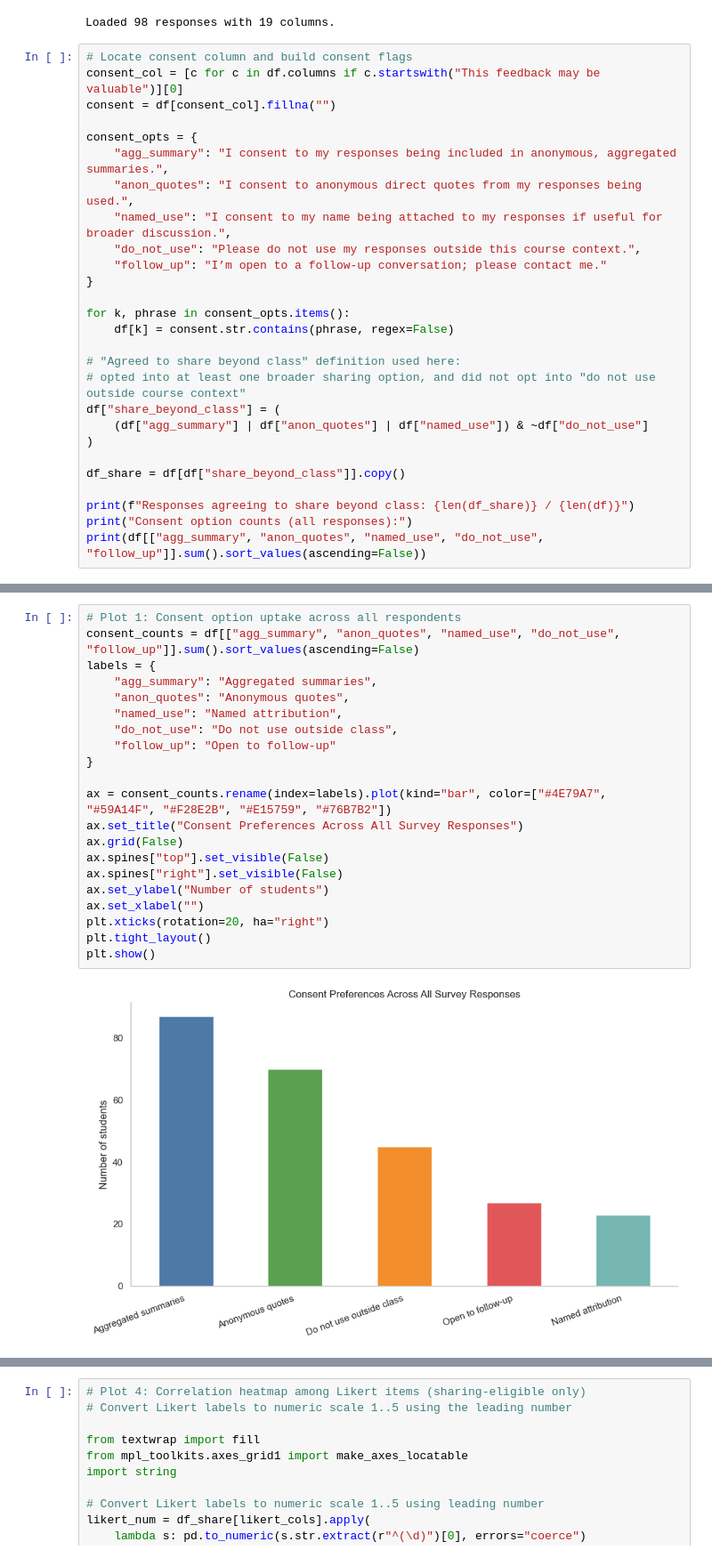
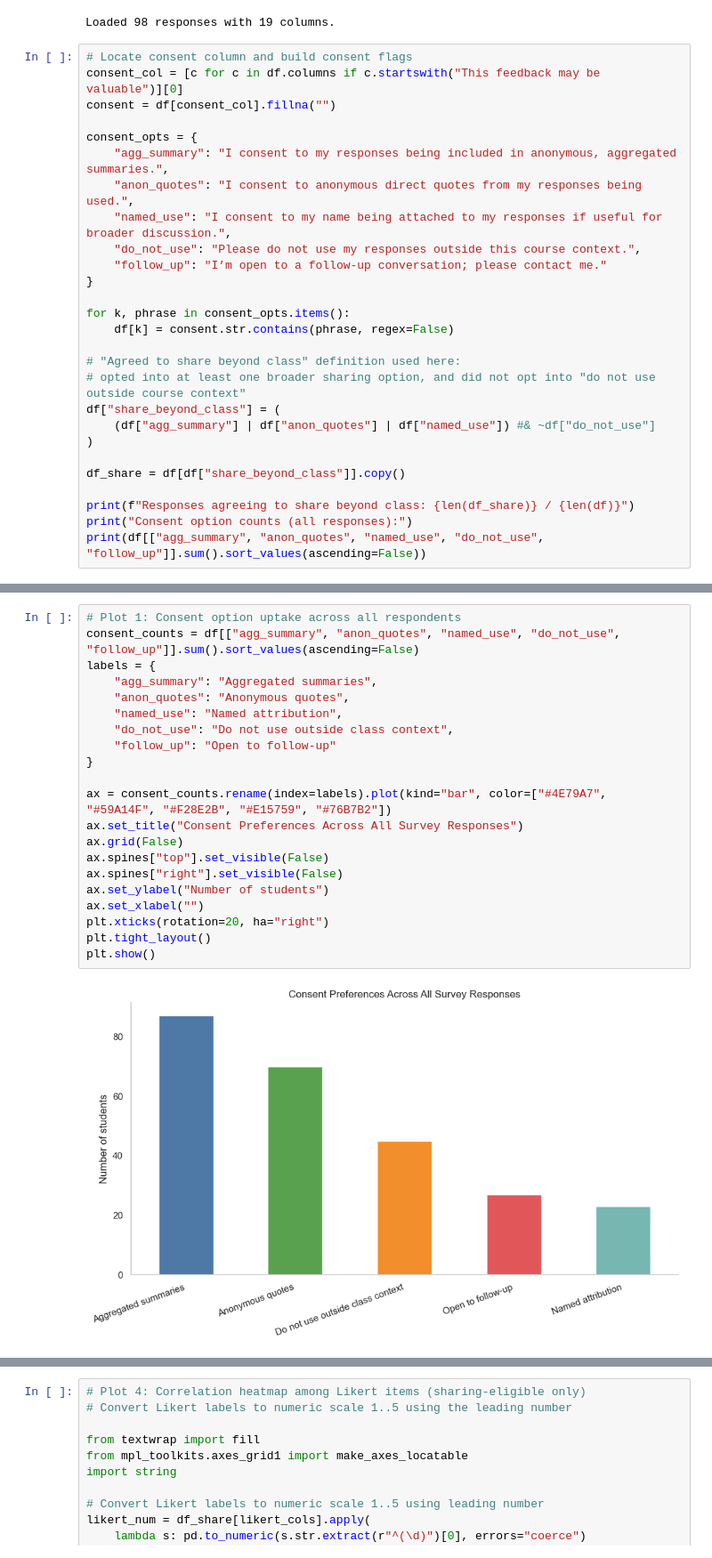
Before and after one commit to bcsaldias/sigcse-db-2027, a Jupyter notebook: overview.ipynb, the cells around one changed output, grey strips where cells are left out. Shown at 89% size. Saved outputs shown, nothing was run; the diff lists cells and outputs as text.

```diff
--- a/overview.ipynb
+++ b/overview.ipynb
@@ -34,7 +34,7 @@ for k, phrase in consent_opts.items():
 # "Agreed to share beyond class" definition used here:
 # opted into at least one broader sharing option, and did not opt into "do not use outside course context"
 df["share_beyond_class"] = (
-    (df["agg_summary"] | df["anon_quotes"] | df["named_use"]) & ~df["do_not_use"]
+    (df["agg_summary"] | df["anon_quotes"] | df["named_use"]) #& ~df["do_not_use"]
 )
 
 df_share = df[df["share_beyond_class"]].copy()
@@ -54,26 +54,26 @@ dtype: int64
 # %%
 # Plot 1: Consent option uptake across all respondents
 consent_counts = df[["agg_summary", "anon_quotes", "named_use", "do_not_use", "follow_up"]].sum().sort_values(ascending=False)
 labels = {
     "agg_summary": "Aggregated summaries",
     "anon_quotes": "Anonymous quotes",
     "named_use": "Named attribution",
-    "do_not_use": "Do not use outside class",
+    "do_not_use": "Do not use outside class context",
     "follow_up": "Open to follow-up"
 }
 
 ax = consent_counts.rename(index=labels).plot(kind="bar", color=["#4E79A7", "#59A14F", "#F28E2B", "#E15759", "#76B7B2"])
 ax.set_title("Consent Preferences Across All Survey Responses")
 ax.grid(False)
 ax.spines["top"].set_visible(False)
 ax.spines["right"].set_visible(False)
 ax.set_ylabel("Number of students")
 ax.set_xlabel("")
 plt.xticks(rotation=20, ha="right")
 plt.tight_layout()
 plt.show()
 # %% [output]
-[figure, old version]
+[figure, new version]
 # %%
 # Plot 2: Distribution of milestone preference and perceived usefulness (sharing-eligible only)
 pref_col = "Which feedback structure do you prefer overall for milestones?"
```
Also changed, not shown: parts of 5 cells of this notebook.
